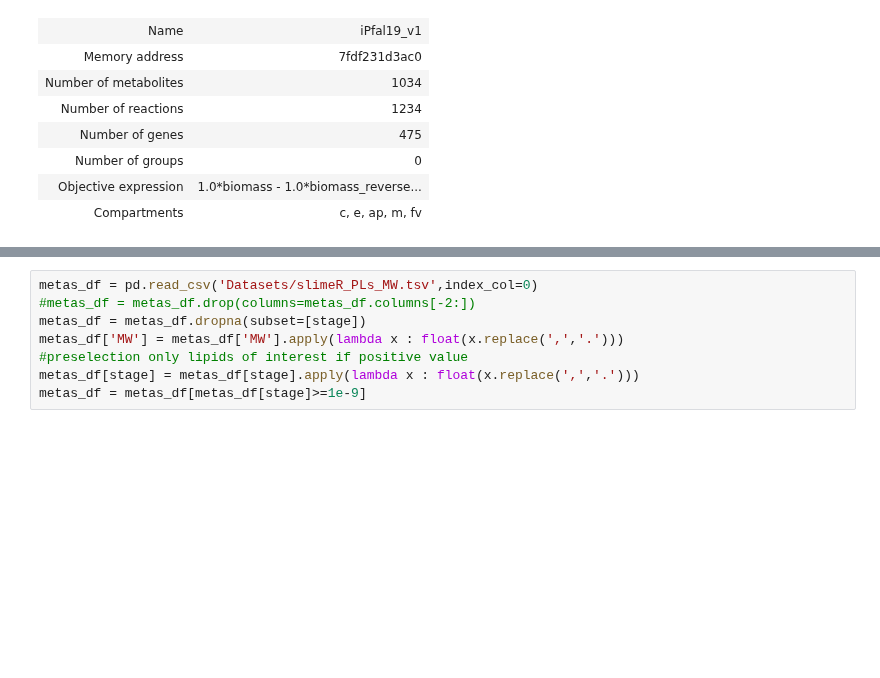
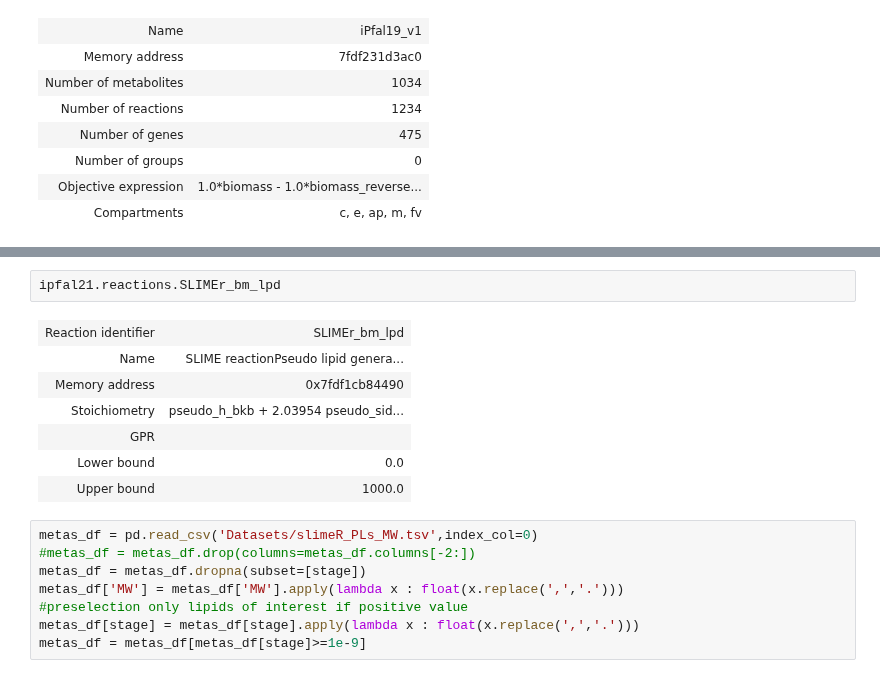
Before and after one commit to Nexia23/Plasmodium_abs_FBA, a Jupyter notebook: compare_GEMs.ipynb, the cells around one changed output, grey strips where cells are left out. Drawn from its saved outputs; the diff is of its cells as text; blank space fills up the shorter version.

```diff
--- a/compare_GEMs.ipynb
+++ b/compare_GEMs.ipynb
@@ -480,3 +515,13 @@ create_reaction(ipfal21,['slimer_2b','pseudo sid chain'], tester)
+# %%
+ipfal21.reactions.SLIMEr_bm_lpd
+# %% [output]
+| Reaction identifier | SLIMEr_bm_lpd |
+| Name | SLIME reactionPseudo lipid genera... |
+| Memory address | 0x7fdf1cb84490 |
+| Stoichiometry | pseudo_h_bkb + 2.03954 pseudo_sid... |
+| GPR |  |
+| Lower bound | 0.0 |
+| Upper bound | 1000.0 |
 # %%
 metas_df = pd.read_csv('Datasets/slimeR_PLs_MW.tsv',index_col=0)
 #metas_df = metas_df.drop(columns=metas_df.columns[-2:])
```
Also changed, not shown: parts of 8 cells of this notebook, 12 other files.
